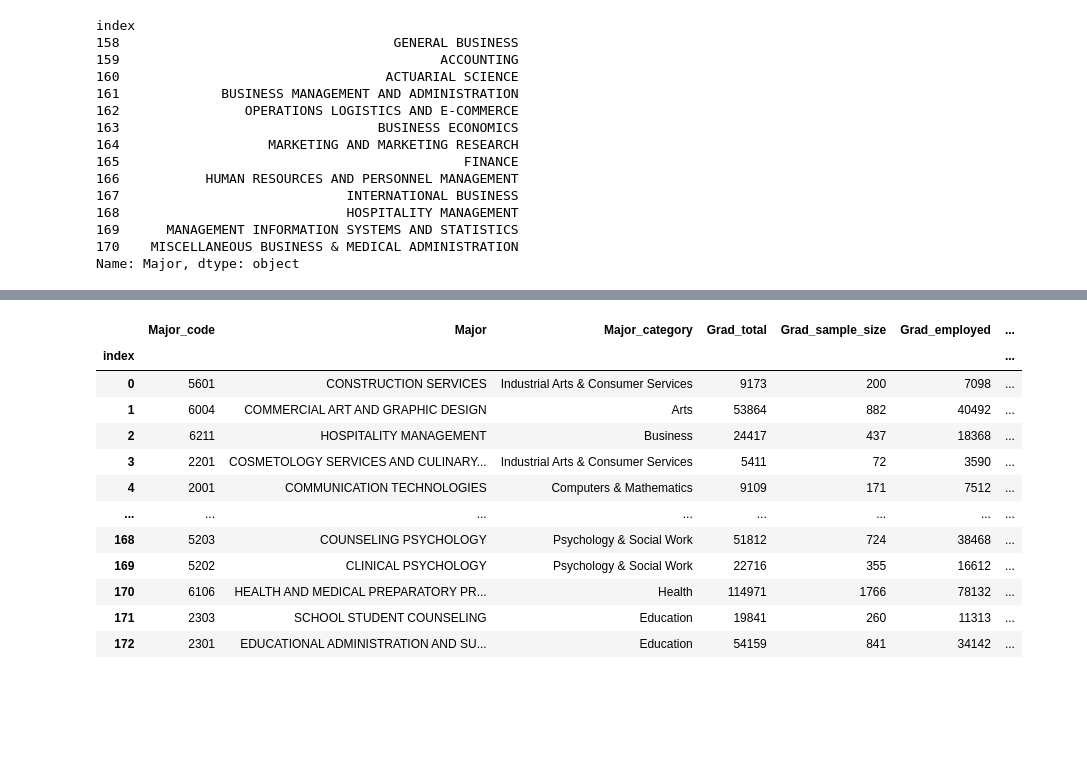
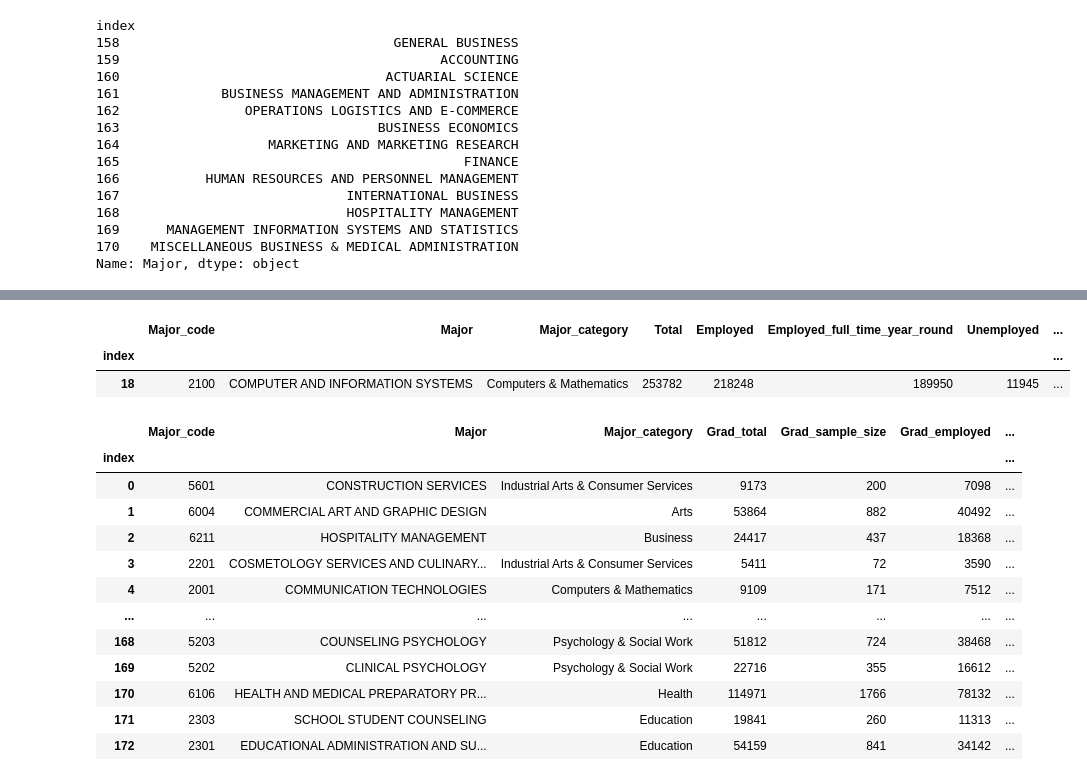
Before and after one commit to volfs01/College-Majors-and-their-Graduates_app, a Jupyter notebook: College-Majors-and-their-Graduates_app.ipynb, the cells around one changed output, grey strips where cells are left out. Cells and saved outputs as stored; diff of their text form; code cells hidden in the pictures; blank space fills up the shorter version.

```diff
--- a/College-Majors-and-their-Graduates_app.ipynb
+++ b/College-Majors-and-their-Graduates_app.ipynb
@@ -117,3 +155,9 @@ Name: Major, dtype: object
+# %%
+df_age.loc[(df_age['Employed']/df_age['Total'] * 100) == (df_age['Employed']/df_age['Total'] * 100).max() , :]
+# %% [output]
+|  | Major_code | Major | Major_category | Total | Employed | Employed_full_time_year_round | Unemployed | ... |
+| index |  |  |  |  |  |  |  | ... |
+| 18 | 2100 | COMPUTER AND INFORMATION SYSTEMS | Computers & Mathematics | 253782 | 218248 | 189950 | 11945 | ... |
 # %%
 df_grad
 # %% [output]
```
Also changed, not shown: parts of 4 cells of this notebook.
